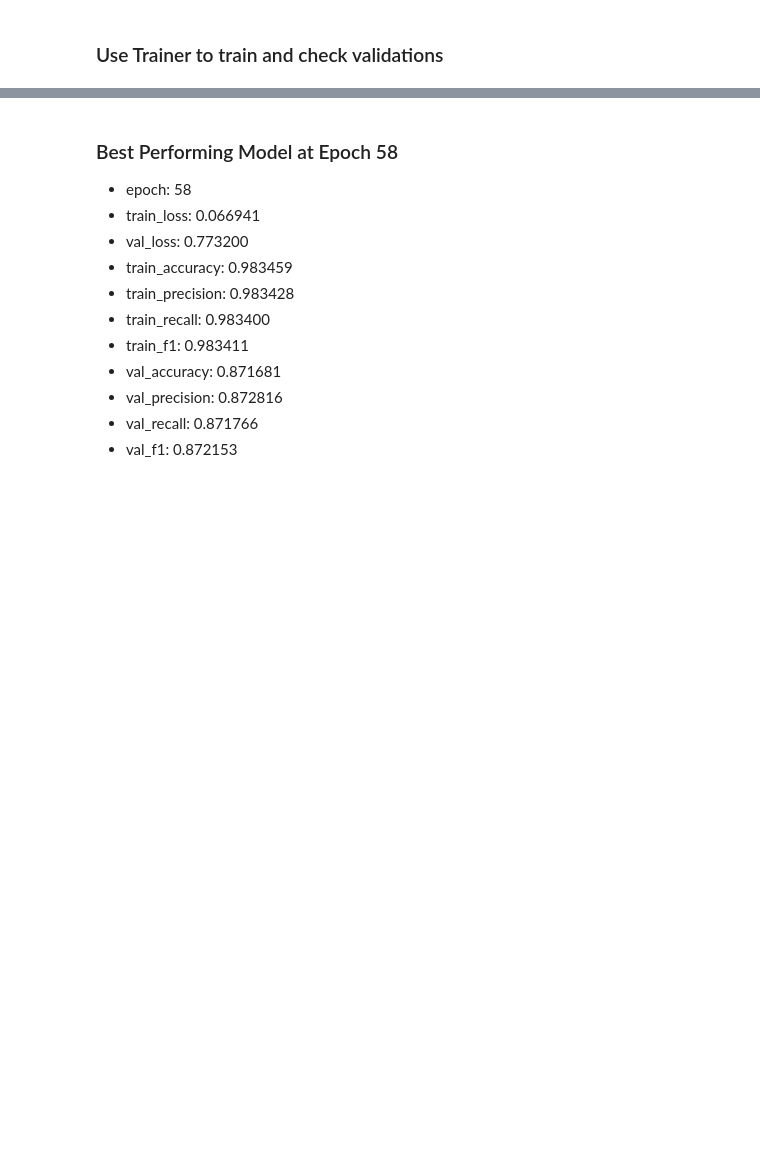
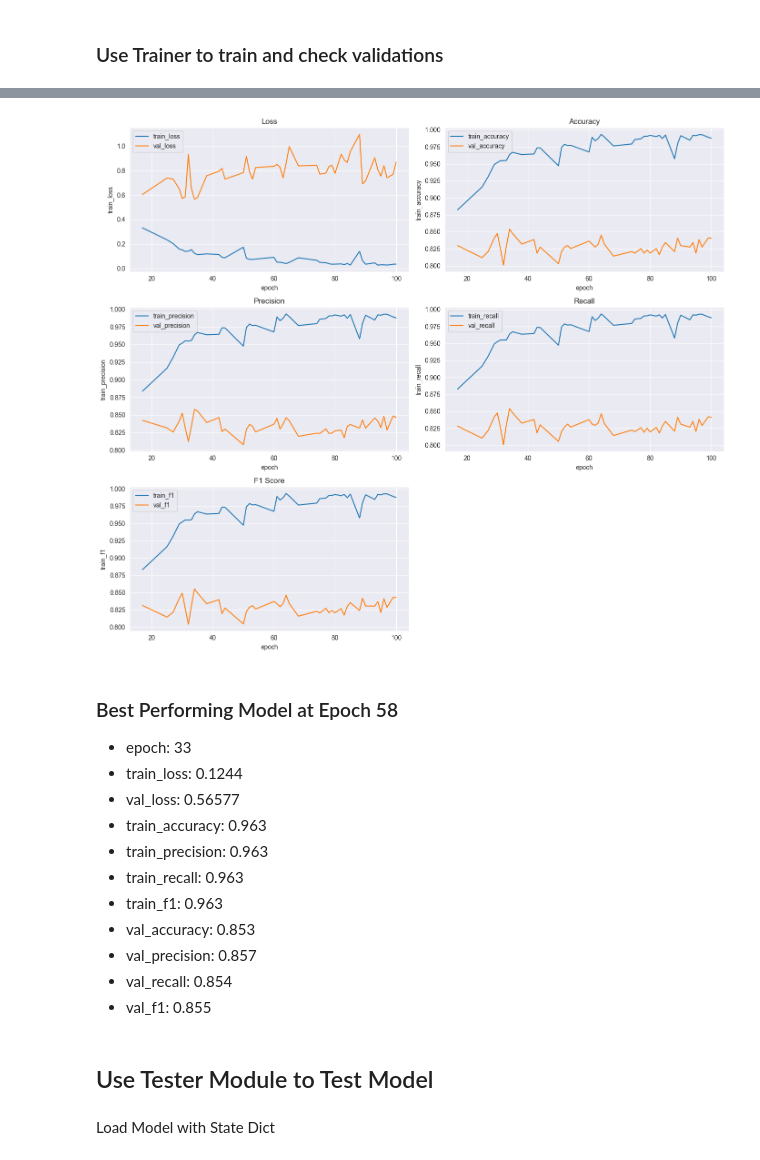
Before and after one commit to tikadatta2005/efficient-surveillance-threat-recognition, a Jupyter notebook: experiments/experiment1.ipynb, the cells around one changed output, grey strips where cells are left out. Drawn from its saved outputs; the diff is of its cells as text; code cells hidden in the pictures; blank space fills up the shorter version.

```diff
--- a/experiments/experiment1.ipynb
+++ b/experiments/experiment1.ipynb
@@ -147,7 +188,9 @@ df = plot_training_metrics(history)
 # %%
 filtered_df = df[
-    (df["val_accuracy"] >= 0.85) &
-    (df["val_f1"] >= 0.85)
+    (df["val_accuracy"] >= 0.8) &
+    (df["val_f1"] >= 0.8)
 ].to_dict()
 
 high_accuracy_df = plot_training_metrics(filtered_df)
+# %% [output]
+[figure, added]
@@ -156,13 +197,17 @@ high_accuracy_df
 # %% [markdown]
 ### Best Performing Model at Epoch 58
-- epoch: 58
-- train_loss: 0.066941
-- val_loss: 0.773200
-- train_accuracy: 0.983459
-- train_precision: 0.983428
-- train_recall: 0.983400
-- train_f1: 0.983411
-- val_accuracy: 0.871681
-- val_precision: 0.872816
-- val_recall: 0.871766
-- val_f1: 0.872153
+- epoch: 33
+- train_loss: 0.1244
+- val_loss: 0.56577
+- train_accuracy: 0.963
+- train_precision: 0.963
+- train_recall: 0.963
+- train_f1: 0.963
+- val_accuracy: 0.853
+- val_precision: 0.857
+- val_recall: 0.854
+- val_f1: 0.855
+# %% [markdown]
+## Use Tester Module to Test Model
+# %% [markdown]
+Load Model with State Dict
```
Also changed, not shown: parts of 10 cells of this notebook, 5 other files.
